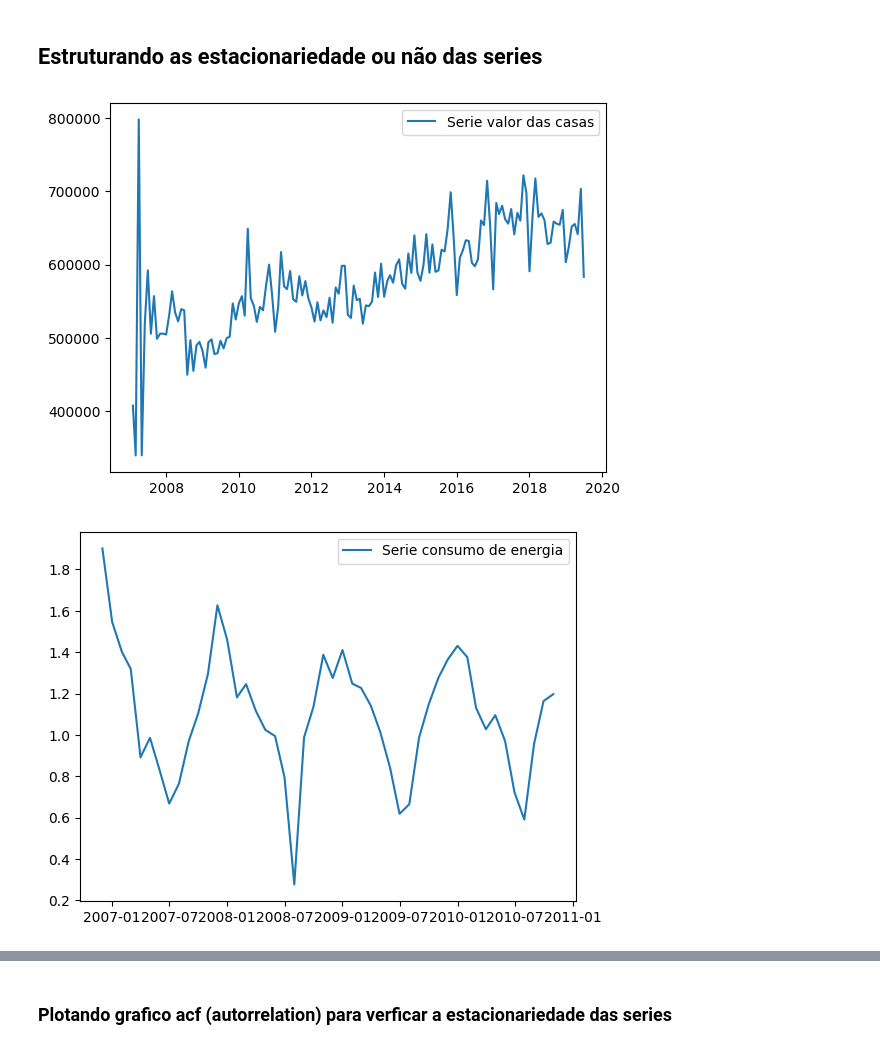
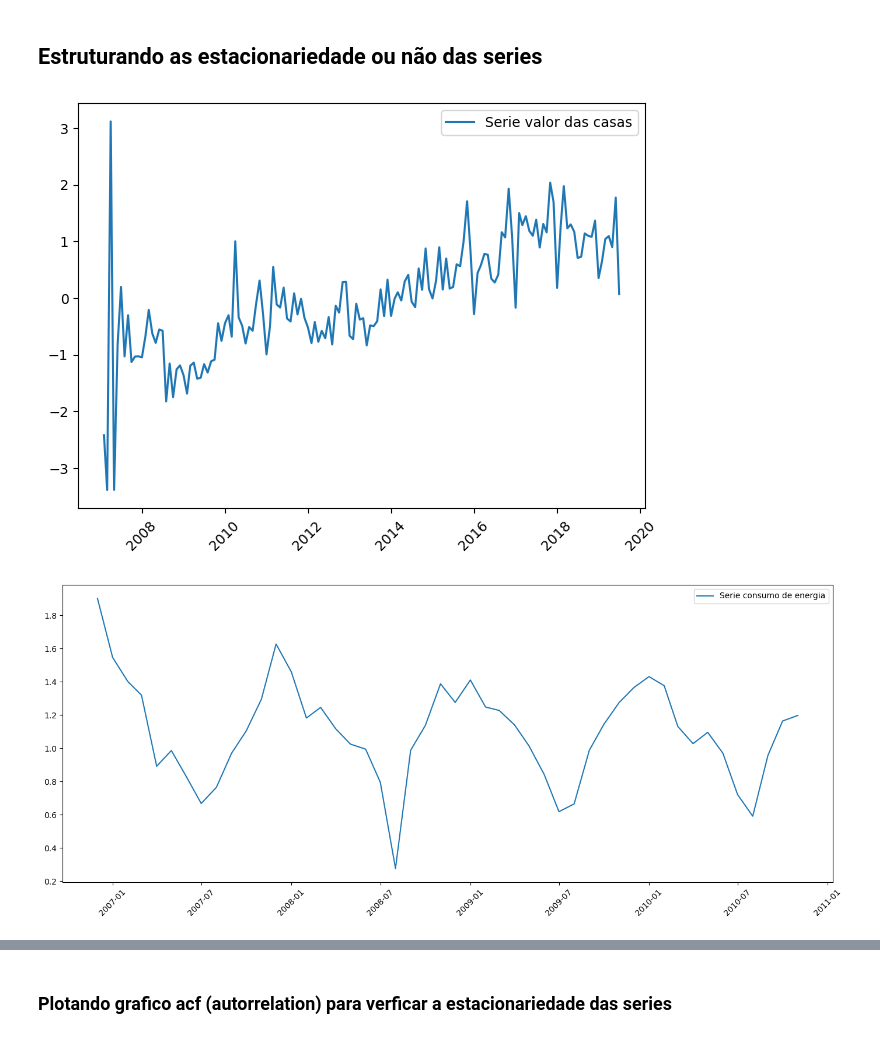
Before and after one commit to Gueguelas/series-temporais, a Jupyter notebook: notebook.ipynb, the cells around one changed output, grey strips where cells are left out. Cells and saved outputs as stored; diff of their text form; code cells hidden in the pictures.

Commit message:
fix: ajustando os plots

```diff
--- a/notebook.ipynb
+++ b/notebook.ipynb
@@ -360,28 +360,30 @@ Name: win, Length: 97, dtype: int32
 # %% [markdown]
 ### Normalizando as series - CASO SEJA NECESSÁRIO
 # %%
-# serie_amazon = normalizar_serie(serie_amazon, 'minmax')
-# serie_electric_power = normalizar_serie(serie_electric_power, 'minmax')
-# serie_property_sales = normalizar_serie(serie_property_sales, 'zscore')
-# serie_brazil = normalizar_serie(serie_brazil, 'minmax')
+serie_amazon = normalizar_serie(serie_amazon, 'minmax')
+serie_property_sales = normalizar_serie(serie_property_sales, 'zscore')
 # %% [markdown]
 ## Estruturando as estacionariedade ou não das series
 # %%
 import matplotlib.pyplot as plt
 
 fig, ax = plt.subplots()
 ax.plot(serie_property_sales, label='Serie valor das casas')
 ax.legend()
+ax.tick_params(axis='x', rotation=45)
+plt.tight_layout()
 plt.show()
 # %% [output]
-[figure, old version]
+[figure, new version]
 # %%
-fig, ax = plt.subplots()
+fig, ax = plt.subplots(figsize=(14,6))
 ax.plot(serie_electric_power, label='Serie consumo de energia')
 ax.legend()
+ax.tick_params(axis='x', rotation=45)
+plt.tight_layout()
 plt.show()
 # %% [output]
-[figure, old version]
+[figure, new version]
 # %%
 fig, ax = plt.subplots()
 ax.plot(serie_amazon, label='Serie da amazon')
```
Also changed, not shown: parts of 8 cells of this notebook.
